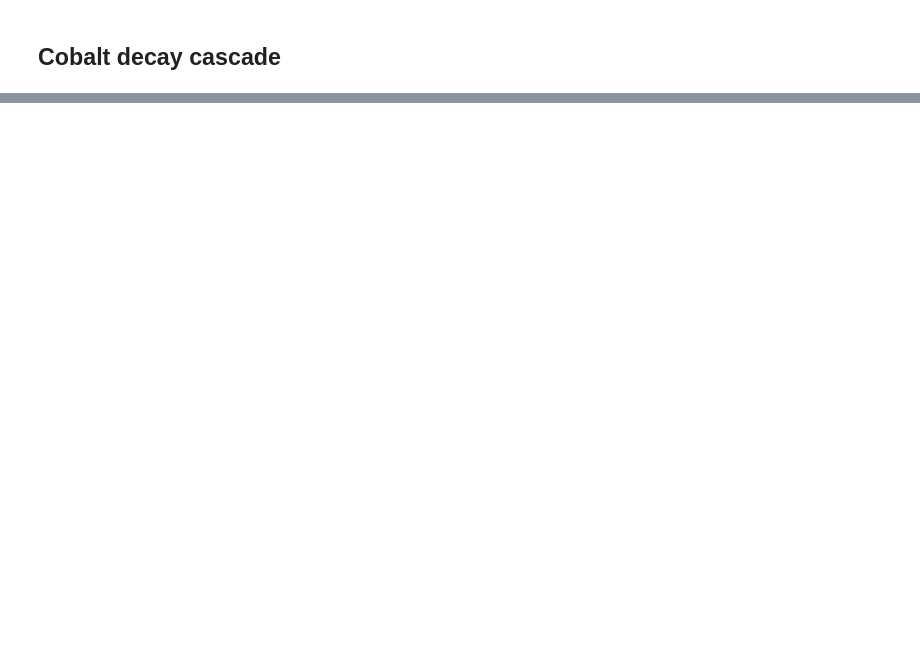
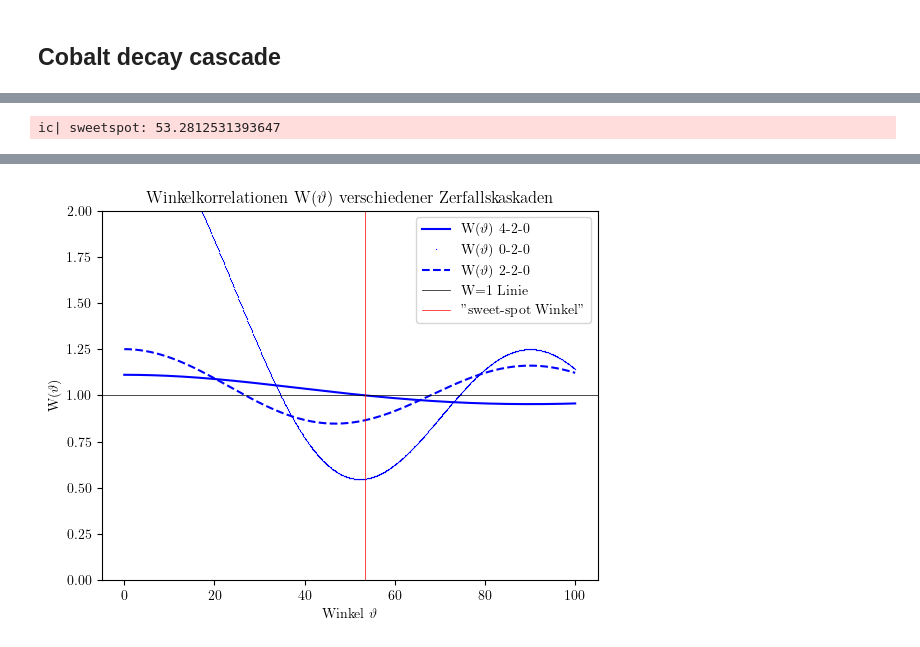
Before and after one commit to WackAlley/worksheet, a Jupyter notebook: labcourse16/coincidence analytics.ipynb, the cells around one changed output, grey strips where cells are left out. Cells and saved outputs as stored; diff of their text form; code cells hidden in the pictures; blank space fills up the shorter version.

```diff
--- a/labcourse16/coincidence analytics.ipynb
+++ b/labcourse16/coincidence analytics.ipynb
@@ -40,0 +83,71 @@ Maximal count rate at a deflection of -2cm.
+# %%
+# coefficients F(I,I`,L,L`)
+df = pd.read_excel("angularcorrelationcoefficient.ods")
+df.set_index(['I','I’'], inplace=True)
+print(df)
+'''
+latex_table = df.to_latex(
+    # index=False,
+    caption="Koeffizienten der Winkelverteilungsfunktion",  # The caption to appear above the table in the LaTeX document
+    label="tab:angularcorrelationcoefficient",  # A label used for referencing the table within the LaTeX document
+    position="ht",  # The preferred positions where the table should be placed in the document ('here', 'top', 'bottom', 'page')
+    column_format="llrrrrrr",  # The format of the columns: left-aligend first column and center-aligned remaining columns as per APA guidelines
+    escape=False,
+    float_format="{:0.4f}".format
+)
+
+print(latex_table)
+'''
+# angular correlation function
+def angular(theta, i0, i1, i2, l1, l2,):
+    '''
+    theta: angle between the two detectors
+    i0: first level of cascade
+    i1: second level of cascade
+    i2: third level of cascade
+        i.e. a cascade of 4-2-0 would have i0=4, i1=2, i2=0
+    l1: first transition
+    l2: second transition
+
+    this function assumes L1 = L2, like in the example in the manual;
+    i suspect this doesnt always have to be the case
+    '''
+    thetadeg= theta / 180 * np.pi
+    a_nu2_t1 = df.loc[(i1,i0),f'2-{l1}{l1}']
+    a_nu2_t2 = df.loc[(i1,i2), f'2-{l2}{l2}']
+    a2 = a_nu2_t1 * a_nu2_t2
+    p2 = .5 * (3*np.cos(thetadeg)**2 - 1)
+
+    a_nu4_t1 = df.loc[(i1,i0), f'4-{l1}{l1}']
+    a_nu4_t2 = df.loc[(i1,i2), f'4-{l2}{l2}']
+    a4 = a_nu4_t1 * a_nu4_t2
+    p4 = .125 * (35*np.cos(thetadeg)**4 - 30*np.cos(thetadeg)**2 + 3)
+
+    return 1 + a2*p2 + a4*p4
+
+
+'''
+for correct calculation of a2 and a4 see manual chapter 2.4.2, for now it isn't implemented because of the missing delta
+what is this Mischungsverhältnis delta. we just kinda ignored it
+'''
+plt.rc('text', usetex=True)
+plt.rc('font', family='STIXGeneral')
+fig, ax = plt.subplots()
+x = np.linspace(0,100,1000)
+
+ax.plot(x,angular(x,4,2,0,2,2), 'b', label=f'W($\\vartheta$) 4-2-0')
+ax.plot(x,angular(x,0,2,0,2,2), 'b*', markersize=.3, label=f'W($\\vartheta$) 0-2-0')
+ax.plot(x,angular(x,2,2,0,2,2), 'b--', label=f'W($\\vartheta$) 2-2-0')
+
+ax.set_title(f'Winkelkorrelationen W$(\\vartheta)$ verschiedener Zerfallskaskaden')
+ax.set(xlabel=f'Winkel $\\vartheta$', ylabel=f'W$(\\vartheta)$')
+ax.set_ylim(0, 2)
+ax.axhline(1, linewidth=.5, color='k', label=f'W=1 Linie') # W = 1 line
+sweetspot = np.interp(-1,-angular(x,4,2,0,2,2), x) # np.interp works primarily for increasing functions, which is why we invert it
+ic(sweetspot)
+ax.axvline(sweetspot, linewidth=.5, color='r', label=f'"sweet-spot Winkel"') # angle at which W = 1
+ax.legend()
+plt.savefig("plots/Winkelkorrelationen.pdf")
+plt.show()
+# %% [output]
+ic| sweetspot: 53.2812531393647
@@ -40,0 +167 @@ Maximal count rate at a deflection of -2cm.
+[figure, added]
```
Also changed, not shown: parts of 10 cells of this notebook, 41 other files.
